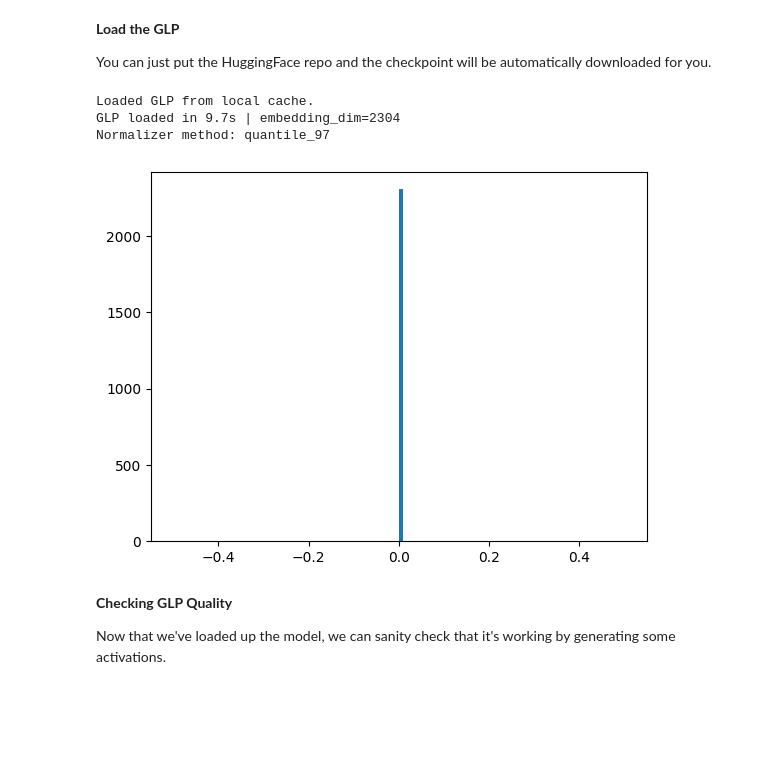
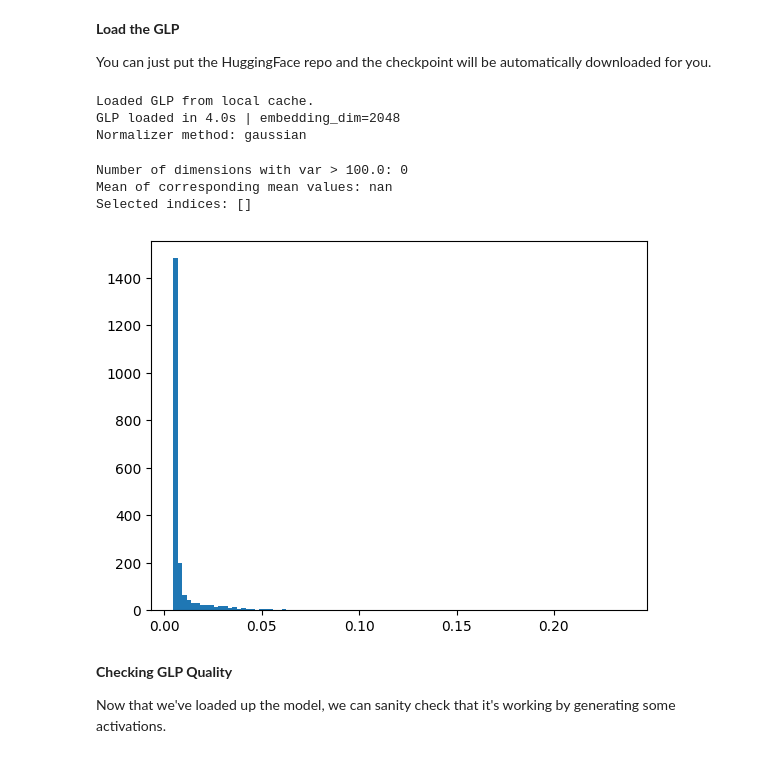
Before and after one commit to PQHSGS/GLP, a Jupyter notebook: glp_demo gemma.ipynb, the cells around one changed output. Drawn from its saved outputs; the diff is of its cells as text; code cells hidden in the pictures; blank space fills up the shorter version.

```diff
--- a/glp_demo gemma.ipynb
+++ b/glp_demo gemma.ipynb
@@ -37,12 +37,12 @@ You can just put the HuggingFace repo and the checkpoint will be automatically d
 device = "cuda:0"
 
 # Your Gemma GLP checkpoint (local folder or HF repo id).
-glp_name = "PQPQPQHUST/glp-gemma"
-glp_ckpt = "100M_97/50M"
+glp_name = "generative-latent-prior/glp-llama1b-d3"
+glp_ckpt = "final"
 
 # Gemma LLM setup for streaming reference activations and steering.
-hf_model_name = "google/gemma-2-2b-it"
-hf_layer = 14
+hf_model_name = "meta-llama/Llama-3.2-1B"
+hf_layer = 7
 # %%
 import time
 
@@ -59,13 +59,26 @@ print(f"GLP loaded in {time.time() - t0:.1f}s | embedding_dim={embedding_dim}")
 print(f"Normalizer method: {getattr(model.normalizer, 'normalization_method', 'gaussian')}")
 # %% [output]
 Loaded GLP from local cache.
-GLP loaded in 9.7s | embedding_dim=2304
-Normalizer method: quantile_97
+GLP loaded in 4.0s | embedding_dim=2048
+Normalizer method: gaussian
+# %%
+threshold = 100.0  # change this value as needed
+
+idx = torch.where(var > threshold)[0]
+selected_mean_values = mean[idx]
+
+print(f"Number of dimensions with var > {threshold}: {len(idx)}")
+print(f"Mean of corresponding mean values: {selected_mean_values.mean().item():.6f}")
+print(f"Selected indices: {idx.tolist()}")
+# %% [output]
+Number of dimensions with var > 100.0: 0
+Mean of corresponding mean values: nan
+Selected indices: []
 # %%
-plt.hist(mean.cpu().numpy(), bins=100)
+plt.hist(var.cpu().numpy(), bins=100)
 plt.show()
 # %% [output]
-[figure, old version]
+[figure, new version]
 # %% [markdown]
 **Checking GLP Quality**
 
```
Also changed, not shown: parts of 12 cells of this notebook, 2 other files.
